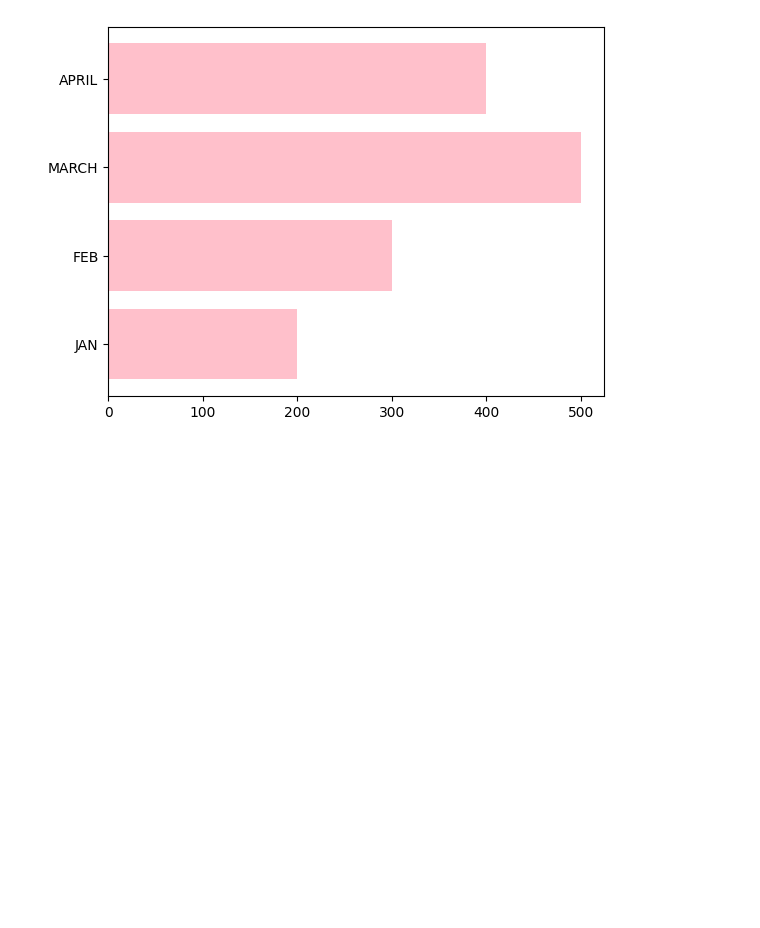
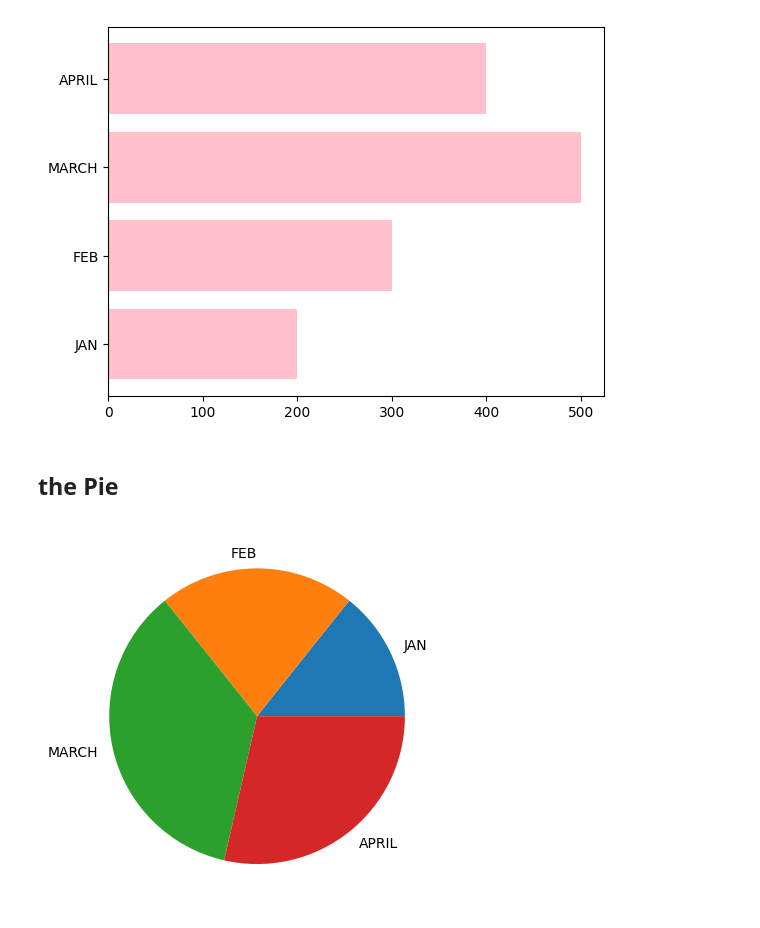
Before and after one commit to Alblooshi-Moh/Python-Project-1, a Jupyter notebook: Grap.ipynb, the cells around one changed output. Cells and saved outputs as stored; diff of their text form; code cells hidden in the pictures; blank space fills up the shorter version.

```diff
--- a/Grap.ipynb
+++ b/Grap.ipynb
@@ -48,3 +48,11 @@ plt.barh(Month , EXPE, color = "pink")
 # %% [output]
 <BarContainer object of 4 artists>
 [figure]
+# %% [markdown]
+## the Pie
+# %%
+plt.pie (EXPE, labels= Month)
+
+plt.show()
+# %% [output]
+[figure, added]
```
